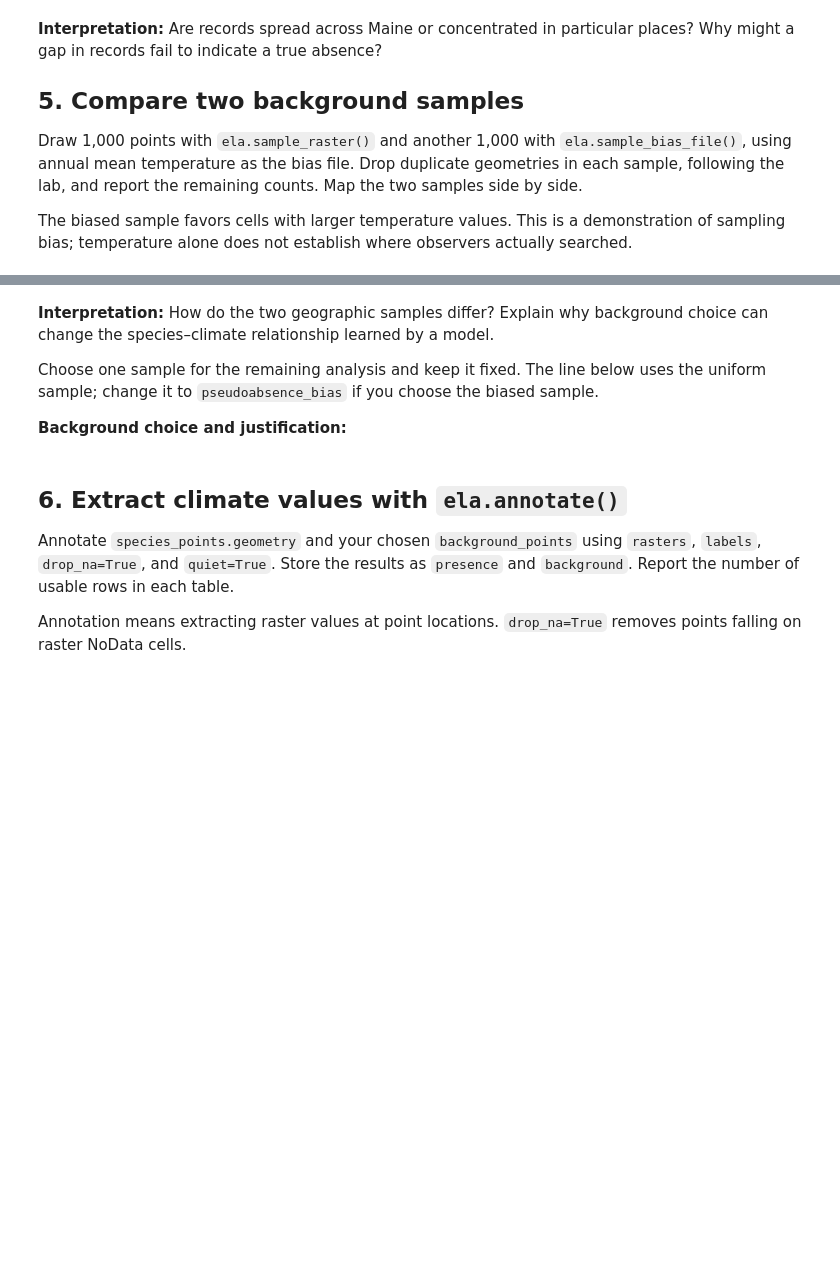
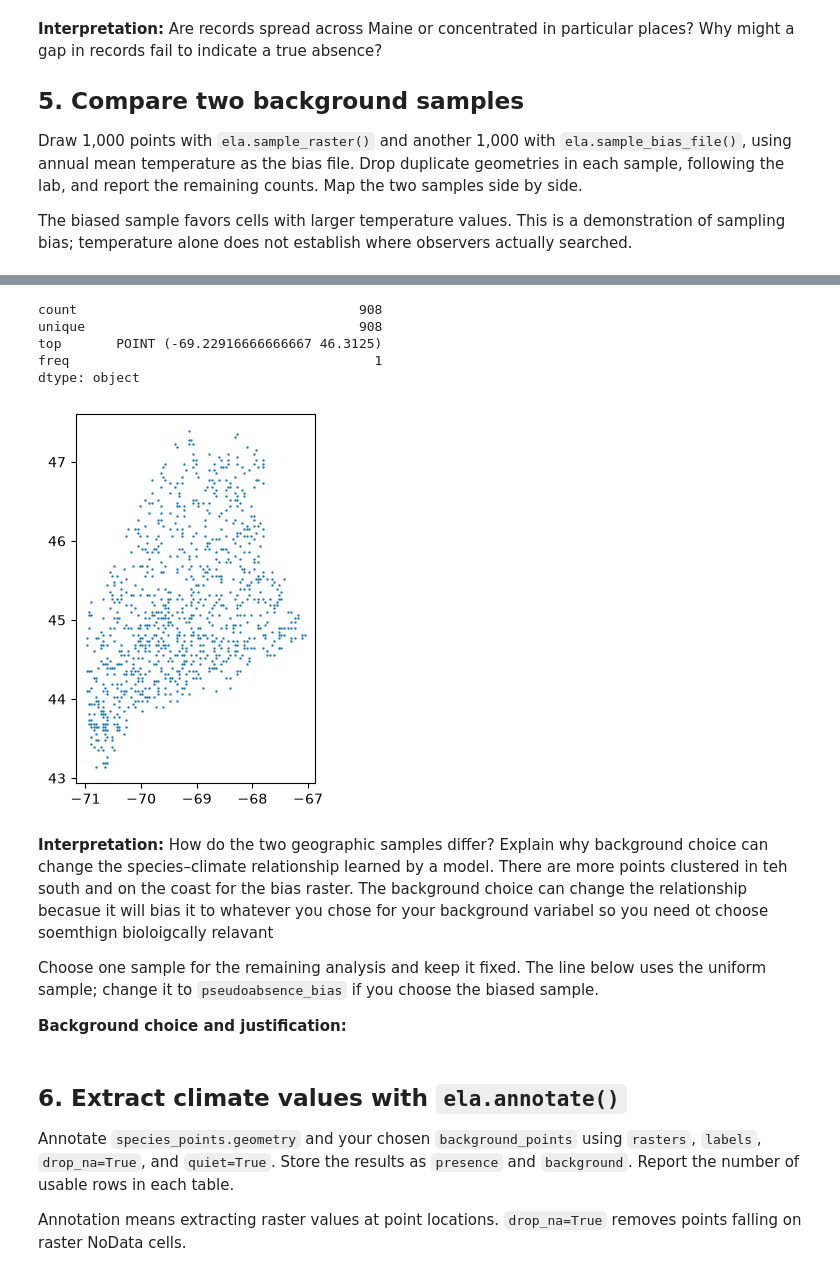
Before and after one commit to carlycoughlin-ux/BIO597-SpatialBiodiversity, a Jupyter notebook: docs/assignments/Assignment-08-SDM-Software.ipynb, the cells around one changed output, grey strips where cells are left out. Cells and saved outputs as stored; diff of their text form; code cells hidden in the pictures; blank space fills up the shorter version.

```diff
--- a/docs/assignments/Assignment-08-SDM-Software.ipynb
+++ b/docs/assignments/Assignment-08-SDM-Software.ipynb
@@ -88,11 +170,20 @@ The biased sample favors cells with larger temperature values. This is a demonst
 # %%
-count = 1000
-
-# Create pseudoabsence with ela.sample_raster().
 # Create pseudoabsence_bias with ela.sample_bias_file().
+pseudoabsence_bias = ela.sample_bias_file(mean_temp_raster, count)
 # Drop duplicate points, print the remaining counts, and map both samples.
+pseudoabsence_bias.drop_duplicates(inplace=True)
+pseudoabsence_bias.plot(markersize=0.5)
+pseudoabsence_bias.describe()
+# %% [output]
+count                                    908
+unique                                   908
+top       POINT (-69.22916666666667 46.3125)
+freq                                       1
+dtype: object
+[figure, added]
 # %% [markdown]
 **Interpretation:** How do the two geographic samples differ? Explain why background choice can change the species–climate relationship learned by a model.
+There are more points clustered in teh south and on the coast for the bias raster. The background choice can change the relationship becasue it will bias it to whatever you chose for your background variabel so you need ot choose soemthign bioloigcally relavant
 
 Choose one sample for the remaining analysis and keep it fixed. The line below uses the uniform sample; change it to `pseudoabsence_bias` if you choose the biased sample.
 
```
Also changed, not shown: parts of 29 cells of this notebook, 8 other files.
